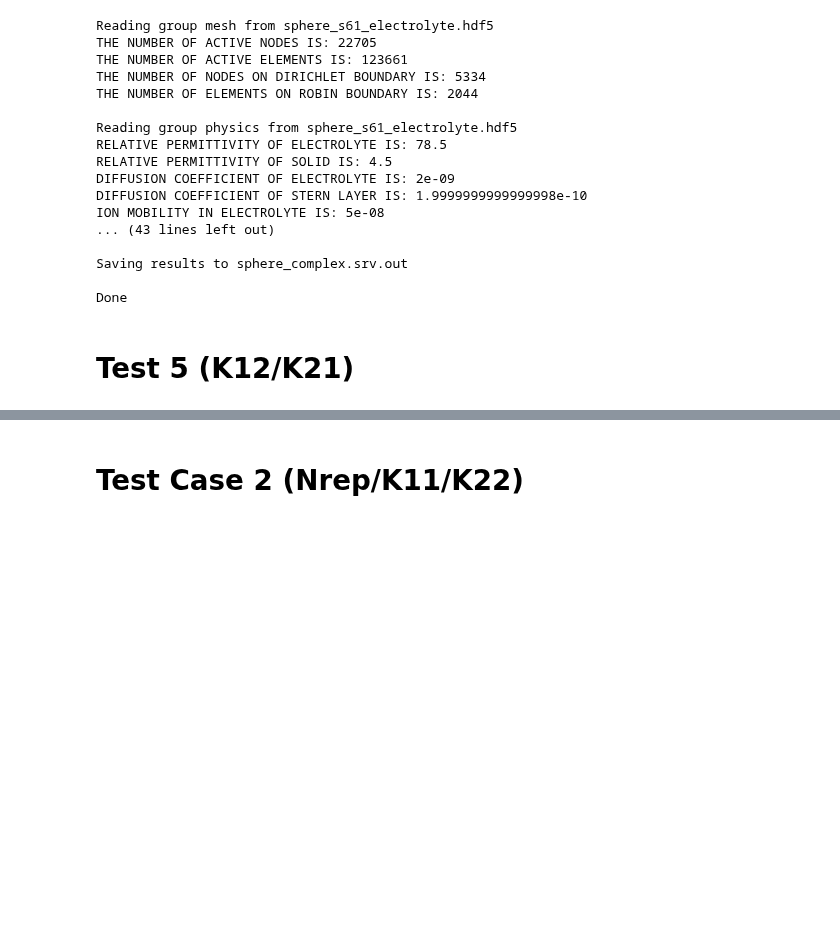
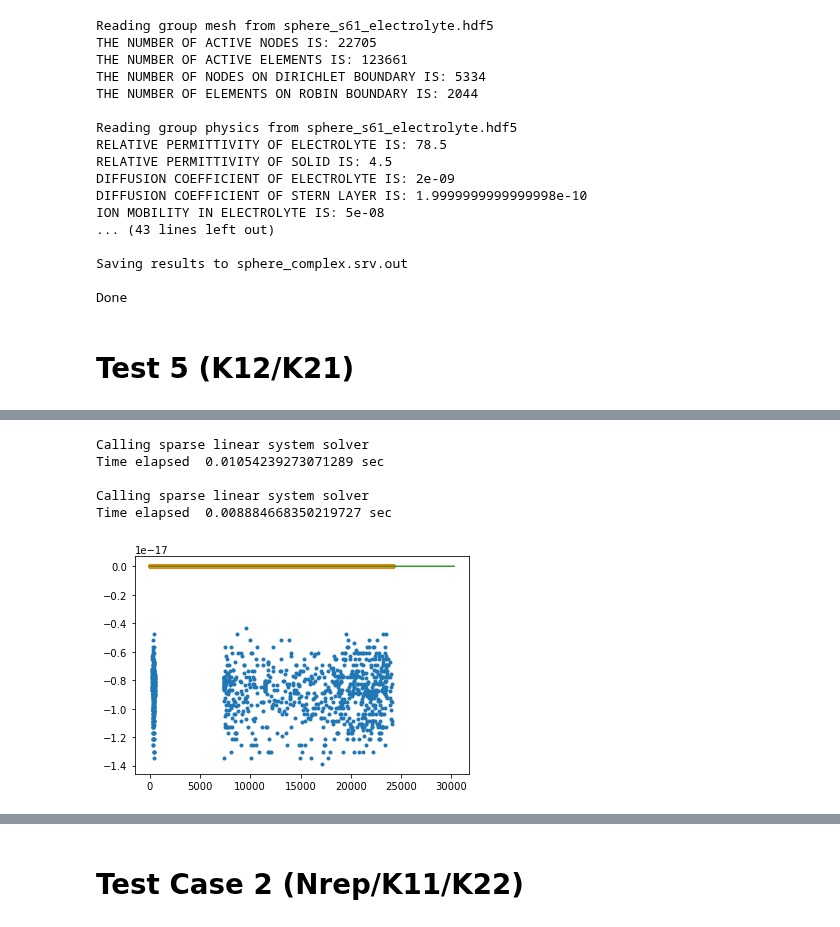
Before and after one commit to yuccadrew/sip, a Jupyter notebook: test_sphere_s61.ipynb, the cells around one changed output, grey strips where cells are left out. Drawn from its saved outputs; the diff is of its cells as text; code cells hidden in the pictures; blank space fills up the shorter version.

```diff
--- a/test_sphere_s61.ipynb
+++ b/test_sphere_s61.ipynb
@@ -1846,0 +1708,29 @@ snod3d snod 0.0
+# %%
+def test(K1_in,K2_in,b1_in,b2_in):
+    K1=copy.deepcopy(K1_in)
+    K2=copy.deepcopy(K2_in)
+    b1=copy.deepcopy(b1_in)
+    b2=copy.deepcopy(b2_in)
+    nnode=len(nodes)
+
+    nind=np.arange(0,nnode*3,3)+nnode*3+2
+    K22_1=coo_submatrix_pull(K1.tocoo(), rows=nind, cols=nind).tocsr()
+    K22_2=coo_submatrix_pull(K2.tocoo(), rows=nind, cols=nind).tocsr()
+    K21_1=coo_submatrix_pull(K1.tocoo(), rows=nind, cols=nind-nnode*3).tocsr()
+    u2_1=call_solver(K22_1,b1[nind]-K21_1.dot(unod_list_1MV[2]))
+    u2_2=call_solver(K22_2,b2[nind])
+
+    fig,ax=plt.subplots()
+    ax.plot(np.real(u2_1-unod_list[-1]),'.')
+    ax.plot(np.real(u2_2-unod_list[-1]),'.')
+    ax.plot(np.imag(K22_1.data-K22_2.data))
+    plt.show()
+
+test(K1,K2,b1,b2)
+# %% [output]
+Calling sparse linear system solver
+Time elapsed  0.01054239273071289 sec
+
+Calling sparse linear system solver
+Time elapsed  0.008884668350219727 sec
+[figure, added]
```
Also changed, not shown: parts of 28 cells of this notebook.
